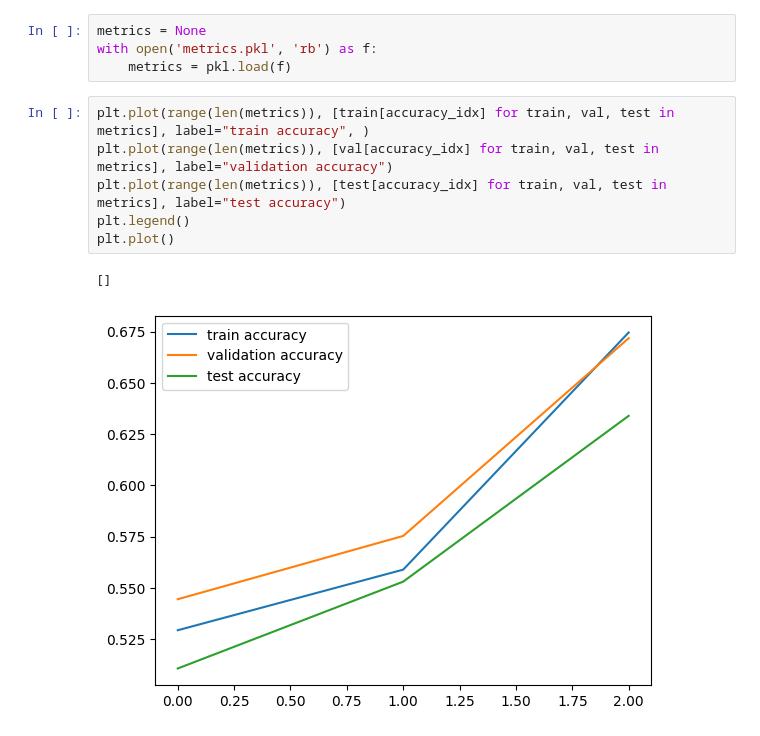
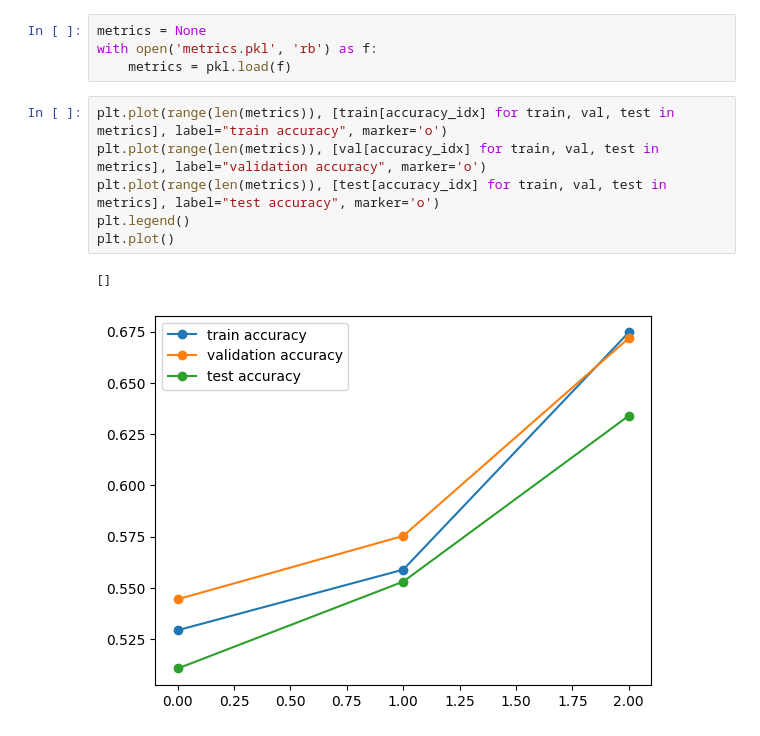
Before and after one commit to Knightrider16/EAURMF, a Jupyter notebook: notebooks/result.ipynb, the cells around one changed output. Saved outputs shown, nothing was run; the diff lists cells and outputs as text.

```diff
--- a/notebooks/result.ipynb
+++ b/notebooks/result.ipynb
@@ -15,11 +15,11 @@ metrics = None
 with open('metrics.pkl', 'rb') as f:
     metrics = pkl.load(f)
 # %%
-plt.plot(range(len(metrics)), [train[accuracy_idx] for train, val, test in metrics], label="train accuracy", )
-plt.plot(range(len(metrics)), [val[accuracy_idx] for train, val, test in metrics], label="validation accuracy")
-plt.plot(range(len(metrics)), [test[accuracy_idx] for train, val, test in metrics], label="test accuracy")
+plt.plot(range(len(metrics)), [train[accuracy_idx] for train, val, test in metrics], label="train accuracy", marker='o')
+plt.plot(range(len(metrics)), [val[accuracy_idx] for train, val, test in metrics], label="validation accuracy", marker='o')
+plt.plot(range(len(metrics)), [test[accuracy_idx] for train, val, test in metrics], label="test accuracy", marker='o')
 plt.legend()
 plt.plot()
 # %% [output]
 []
-[figure, old version]
+[figure, new version]
```
